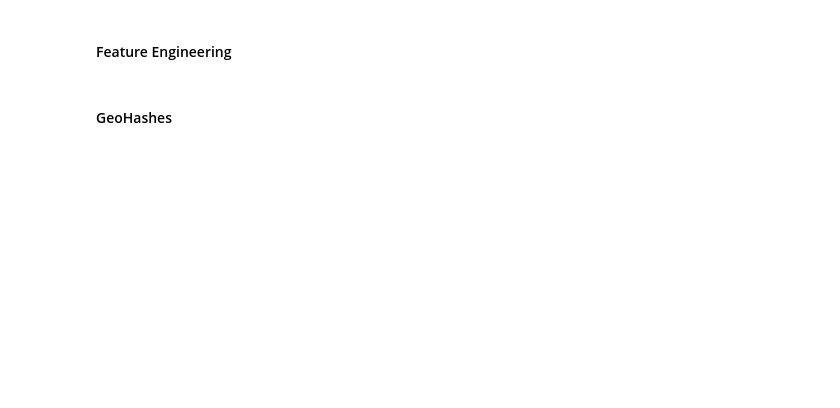
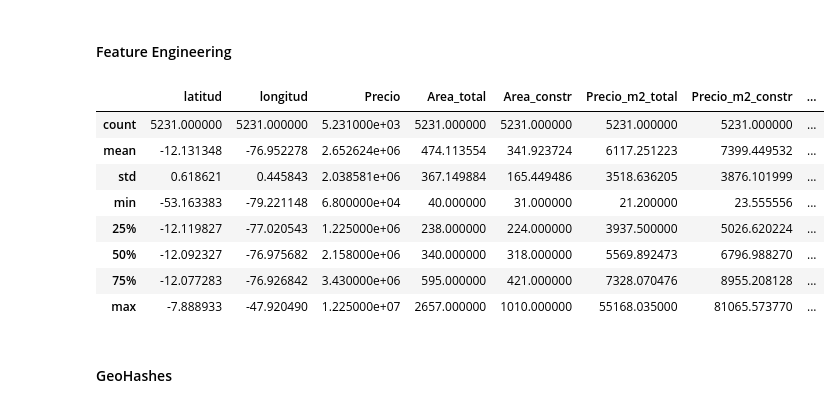
Before and after one commit to PBenavides/Automated-Valuation-Model-Lima, a Jupyter notebook: notebooks/2020_Notebook02_Feat_Eng.ipynb, the cells around one changed output. Saved outputs shown, nothing was run; the diff lists cells and outputs as text; code cells hidden in the pictures; blank space fills up the shorter version.

```diff
--- a/notebooks/2020_Notebook02_Feat_Eng.ipynb
+++ b/notebooks/2020_Notebook02_Feat_Eng.ipynb
@@ -40,3 +45,15 @@ lima_data.drop(drop_prop, inplace=True)
+# %%
+lima_data.describe()
+# %% [output]
+|  | latitud | longitud | Precio | Area_total | Area_constr | Precio_m2_total | Precio_m2_constr | ... |
+| count | 5231.000000 | 5231.000000 | 5.231000e+03 | 5231.000000 | 5231.000000 | 5231.000000 | 5231.000000 | ... |
+| mean | -12.131348 | -76.952278 | 2.652624e+06 | 474.113554 | 341.923724 | 6117.251223 | 7399.449532 | ... |
+| std | 0.618621 | 0.445843 | 2.038581e+06 | 367.149884 | 165.449486 | 3518.636205 | 3876.101999 | ... |
+| min | -53.163383 | -79.221148 | 6.800000e+04 | 40.000000 | 31.000000 | 21.200000 | 23.555556 | ... |
+| 25% | -12.119827 | -77.020543 | 1.225000e+06 | 238.000000 | 224.000000 | 3937.500000 | 5026.620224 | ... |
+| 50% | -12.092327 | -76.975682 | 2.158000e+06 | 340.000000 | 318.000000 | 5569.892473 | 6796.988270 | ... |
+| 75% | -12.077283 | -76.926842 | 3.430000e+06 | 595.000000 | 421.000000 | 7328.070476 | 8955.208128 | ... |
+| max | -7.888933 | -47.920490 | 1.225000e+07 | 2657.000000 | 1010.000000 | 55168.035000 | 81065.573770 | ... |
 # %% [markdown]
 #### GeoHashes
 # %%
```
Also changed, not shown: parts of 6 cells of this notebook, 17 other files.
